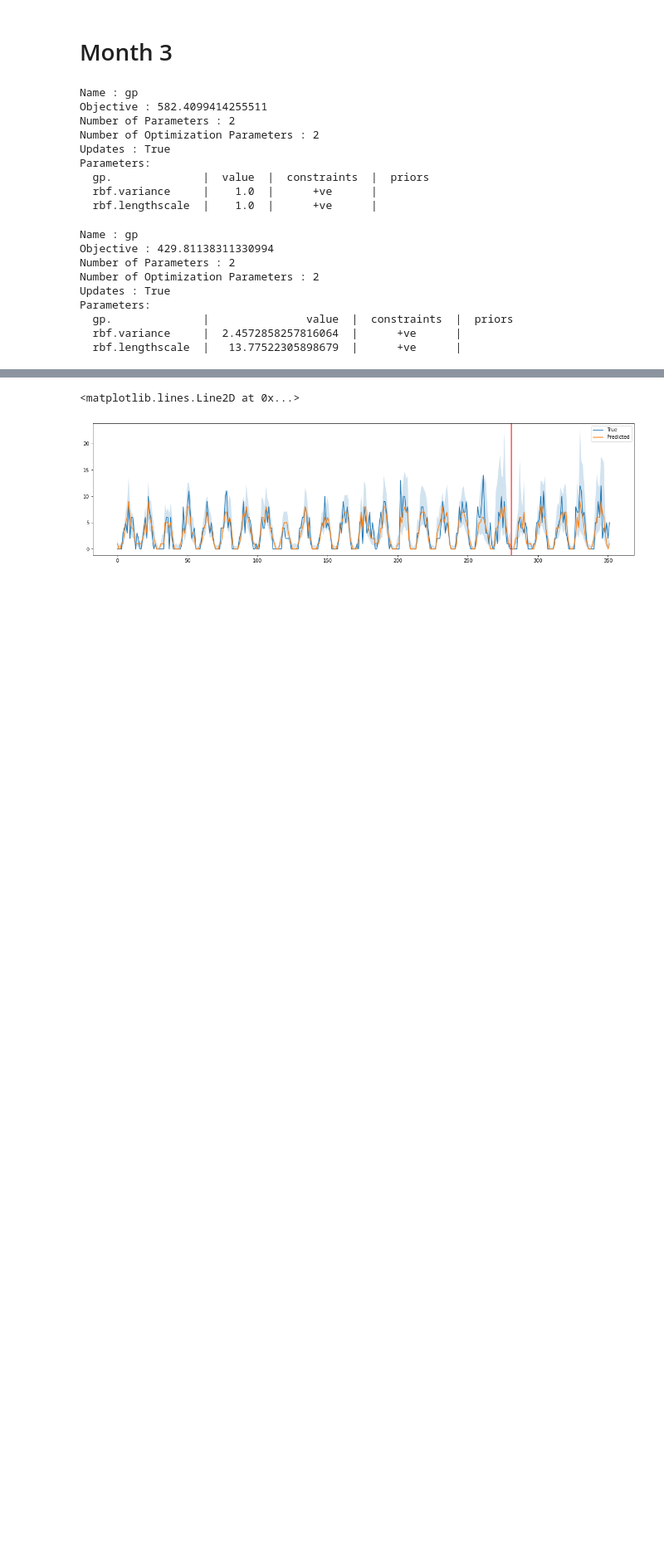
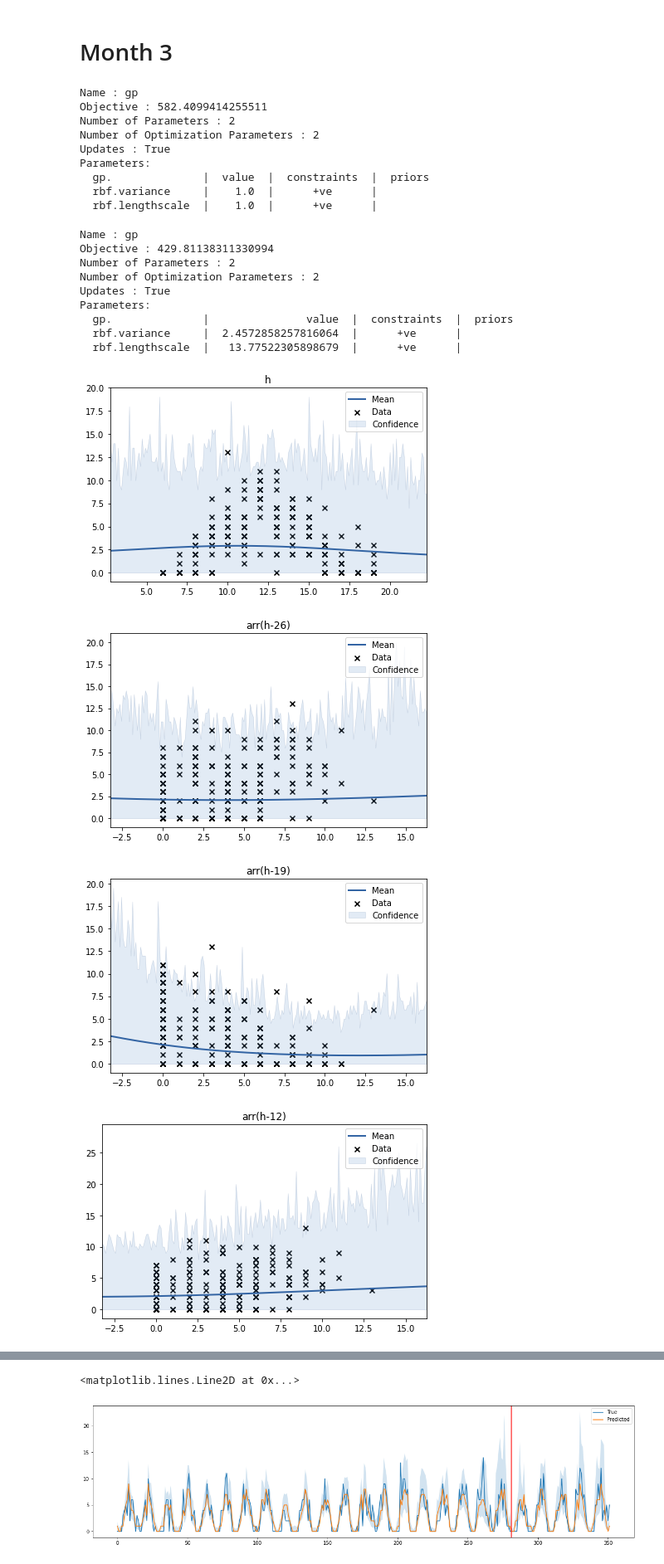
Before and after one commit to rajivsam/cmi_count_data_modeling, a Jupyter notebook: notebooks/retail_GPy.ipynb, the cells around one changed output, grey strips where cells are left out. Shown at 83% size. Saved outputs shown, nothing was run; the diff lists cells and outputs as text; code cells hidden in the pictures; blank space fills up the shorter version.

```diff
--- a/notebooks/retail_GPy.ipynb
+++ b/notebooks/retail_GPy.ipynb
@@ -209,3 +249,10 @@ Parameters:
   gp.              |               value  |  constraints  |  priors
   rbf.variance     |  2.4572858257816064  |      +ve      |
   rbf.lengthscale  |   13.77522305898679  |      +ve      |
+# %%
+plot_model(model=m3,visible_dims=M3_columns)
+# %% [output]
+[figure, added]
+[figure, added]
+[figure, added]
+[figure, added]
```
Also changed, not shown: parts of 7 cells of this notebook.
